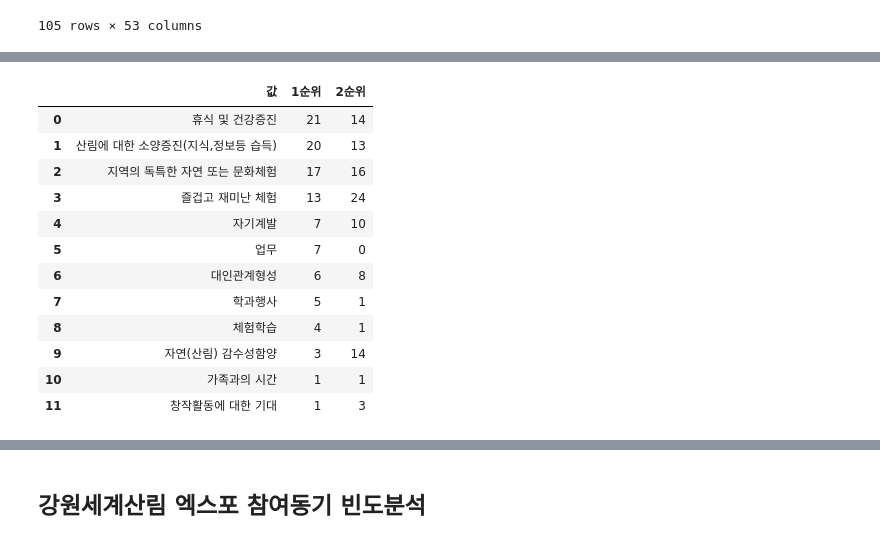
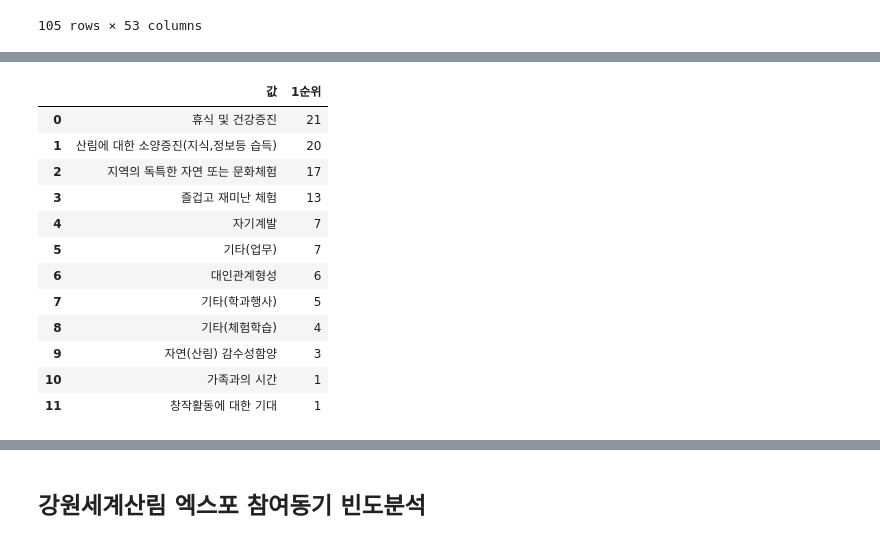
Before and after one commit to DDalaDDula/Card_Consumption_Pattern_Analysis_Dashboard, a Jupyter notebook: preprocessing.ipynb, the cells around one changed output, grey strips where cells are left out. Saved outputs shown, nothing was run; the diff lists cells and outputs as text; code cells hidden in the pictures.

```diff
--- a/preprocessing.ipynb
+++ b/preprocessing.ipynb
@@ -73,6 +89,6 @@ Q1_1
 # %%
 # 매핑 딕셔너리 정의
-Q1_1 = {'1': '휴식 및 건강증진',
+Q1_map = {'1': '휴식 및 건강증진',
         '2': '자기계발',
         '3': '산림에 대한 소양증진(지식,정보등 습득)',
         '4': '즐겁고 재미난 체험',
@@ -90,34 +106,31 @@ frequency_1.columns = ['값', '1순위']
 frequency_2 = df_expo['Q1_2'].value_counts().reset_index()
 frequency_2.columns = ['값', '2순위']
 
-# 빈도분석 결과를 하나의 데이터프레임으로 합치기
-combined_frequency = pd.merge(frequency_1, frequency_2, on='값', how='outer')
-# NaN 값을 0으로 대체
-combined_frequency['2순위'] = combined_frequency['2순위'].fillna(0)
-# '2순위' 열을 정수형으로 변환
-combined_frequency['2순위'] = combined_frequency['2순위'].astype(int)
+# '값' 열의 값을 딕셔너리를 사용하여 일괄적으로 변경하는 함수 정의
+def map_val(series):
+        lst = []
+        for value in series:
+                if str(value).isdigit():
+                        lst.append(Q1_map[str(value)])
+                else:
+                        lst.append(value.replace('10', '기타'))
+        return lst
 
-# '값' 열의 값을 딕셔너리를 사용하여 일괄적으로 변경
-lst = []
-for i, v in enumerate(combined_frequency['값']):
-        if str(v).isdigit():
-                lst.append(Q1_1[str(v)])
-        else:
-                lst.append(v.split('(')[1].split(')')[0])
-combined_frequency['값'] = lst
-# 결과를 출력
-combined_frequency
+frequency_1['값'] = map_val(frequency_1['값'])
+frequency_2['값'] = map_val(frequency_2['값'])
-# %% [output]
-|  | 값 | 1순위 | 2순위 |
-| 0 | 휴식 및 건강증진 | 21 | 14 |
-| 1 | 산림에 대한 소양증진(지식,정보등 습득) | 20 | 13 |
-| 2 | 지역의 독특한 자연 또는 문화체험 | 17 | 16 |
-| 3 | 즐겁고 재미난 체험 | 13 | 24 |
-| 4 | 자기계발 | 7 | 10 |
-| 5 | 업무 | 7 | 0 |
-| 6 | 대인관계형성 | 6 | 8 |
-| 7 | 학과행사 | 5 | 1 |
-| 8 | 체험학습 | 4 | 1 |
-| 9 | 자연(산림) 감수성함양 | 3 | 14 |
-| 10 | 가족과의 시간 | 1 | 1 |
-| 11 | 창작활동에 대한 기대 | 1 | 3 |
+# %%
+frequency_1
+# %% [output]
+|  | 값 | 1순위 |
+| 0 | 휴식 및 건강증진 | 21 |
+| 1 | 산림에 대한 소양증진(지식,정보등 습득) | 20 |
+| 2 | 지역의 독특한 자연 또는 문화체험 | 17 |
+| 3 | 즐겁고 재미난 체험 | 13 |
+| 4 | 자기계발 | 7 |
+| 5 | 기타(업무) | 7 |
+| 6 | 대인관계형성 | 6 |
+| 7 | 기타(학과행사) | 5 |
+| 8 | 기타(체험학습) | 4 |
+| 9 | 자연(산림) 감수성함양 | 3 |
+| 10 | 가족과의 시간 | 1 |
+| 11 | 창작활동에 대한 기대 | 1 |
```
Also changed, not shown: parts of 8 cells of this notebook, 2 other files.
